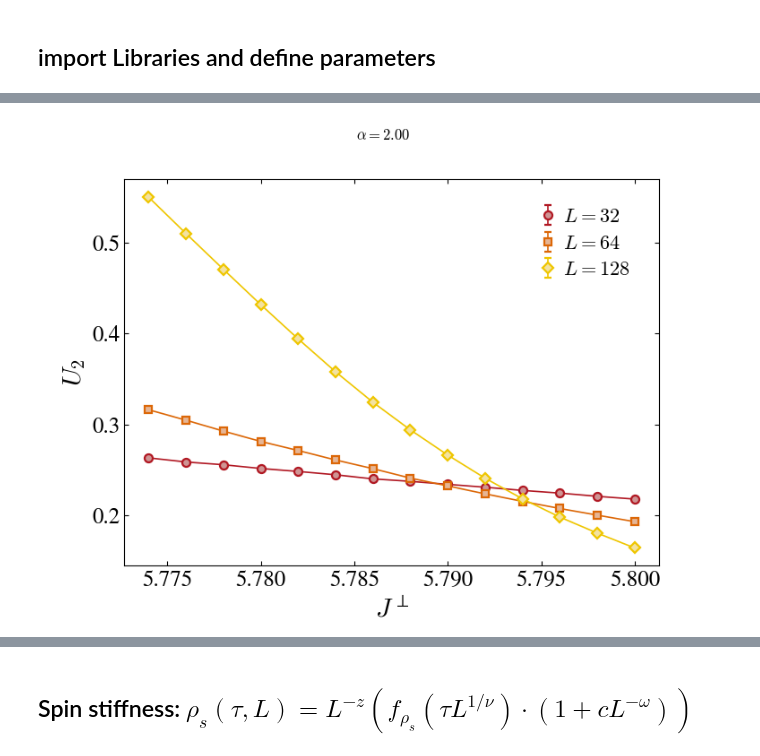
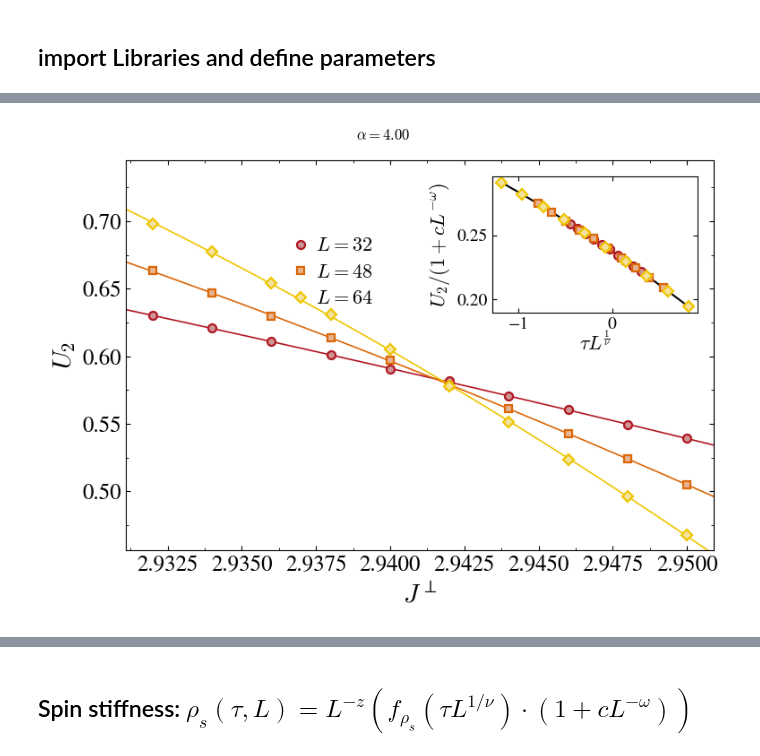
Before and after one commit to DanielReschq/Python_analysis_tools, a Jupyter notebook: analysis.ipynb, the cells around one changed output, grey strips where cells are left out. Cells and saved outputs as stored; diff of their text form; code cells hidden in the pictures.

```diff
--- a/analysis.ipynb
+++ b/analysis.ipynb
@@ -13,6 +13,7 @@ import matplotlib.pyplot as plt
 from matplotlib.lines import Line2D
 import pandas as pd
 import FS3
+import scipy as sp
 import Plot_definitions as pld
 import Collected_runs as cr
 
@@ -36,6 +37,7 @@ mpl.rcParams.update(
         "ytick.major.right": "on",
         "xtick.top": True,
         "ytick.right": True,
+        "figure.autolayout": True,
     }
 )
 
@@ -46,75 +101,63 @@ plt.close('all')
 # %%
 plt.close("all")
-path = [f"/home/daniel/Master_thesis/Data/Leo4DataJ/runs_Js000"]
+dic = parameter_dictJ
+alpha = 4.0
 
+
+index = list(dic["alpha"]).index(alpha)
+path = [dic["path_to_data"]+ "runs" + dic["sigma"][index],
+        #"/home/daniel/Master_thesis/Data/runs_Js000",
+        ]
 cl_runs = cr.collected_runs(path, True, cutoff=100)
 
-cl_runs.select(LRange=[32], gRange=[0.0])
+cl_runs.select(LRange=dic["LRange"][index], gRange=dic["gRange"][index])
 
-data,_,_ = cl_runs.get_x_vs_y_data(
+# for run in cl_runs.L_dict[256]:
+#     print(run.alpha,run.params["Lx"],run.g_param,len(run.data["bins"]))
+
+data, binder_fig, binder_ax = cl_runs.get_x_vs_y_data(
     xname="g_param",
     yname="binder",
-    xfunc="x",
-    yfunc="y",
-    plot=True,
-    xscale="linear",
-    yscale="linear",
-    xlabel="",
-    ylabel="",
+    plot=False,
 )
 
 fitFunc = cr.fitfunc(
-    fstring="f((x/gc - 1)*L**(1/nu))*(1 + c*L**(-omega))",
+    fstring="f((x/gc-1)*L**(1/nu))*(1 + c*L**(-omega))",
+    #fstring="f((x/gc - 1)*L**(1/nu))",
     vars=["gc", "nu", "c", "omega"],
-    polyOrder=3,
+    polyOrder=2,
 )
 
-fit_res = cr.data_fit(data, fitFunc, start_params=[5.8, 0.75], fitSummary=True)
+fit_res = cr.fit_data(data, fitFunc, start_params=[dic["gc"][index],dic["nu"][index]], fitSummary=True)
 params, dparams, redChi2, mesg, ierr = fit_res
 var = fitFunc.unpack(params)
 dvar = fitFunc.unpack(dparams)
 
-fig = cr.fit_plot(data, fitFunc, fit_res, xlabel=r"$J^{\perp}$", ylabel=r"$U_2$")
+fig = cr.plot_fit(
+    data,
+    fitFunc,
+    fit_res,
+    xlabel=r"$J^{\perp}$",
+    ylabel=r"$U_2$",
+    loc_legend=(0.25, 0.6, 0.18),
+)
+fig.suptitle(r"$\alpha = %.2f $" % (alpha))
 
-# Inset
+dataCollapse, _, _ = cl_runs.get_x_vs_y_data(
+    xname="g_param",
+    yname="binder",
+    xfunc="(x/gc-1)*L**(1./nu)",
+    yfunc="y/(1 + c*L**(-omega))",
+    arg=var,
+)
 
-# fig, ax1 = FS3.addInset(fig, loc=3)
-# ax1.set_xlabel(r"$(J^{\perp}-J^{\perp}_c)\, L^{1/\nu}$")
-# ax1.set_ylabel(r"$U_2/(1+cL^{-\omega})$")
-
-# dataCollapse, fig, ax2 = cl_runs.get_x_vs_y_data(
-#     xname="g_param",
-#     yname="spin_stiffness",
-#     xfunc="(x/gc-1)*L**(1./nu)",
-#     yfunc="y/(1 + c*L**(-omega))",
-#     arg={
-#         "nu": var["nu"],
-#         "gc": var["gc"],
-#         "omega": var["omega"],
-#         "c": var["c"],
-#         # "dnu": dvar["nu"], "dgc": dvar["gc"], "domega": dvar["omega"], "dc": dvar["c"]
-#     },
-#     plot=True,
-#     xscale="linear",
-#     yscale="linear",
-#     xlabel="",
-#     ylabel="",
-# )
-
-# dataCollapse = FS3.rescaleAxis(
-#     data,
-#     xfunc="(x-gc)*L**(1./nu)",
-#     yfunc="y/(1 + c*L**(-omega/nu))",
-#     arg={"nu": var["nu"], "gc": var["gc"], "omega": var["omega"], "c": var["c"]},
-# )
-# for L in np.sort(list(data), axis=0):
-#     ax1.errorbar(
-#         dataCollapse[L][:, 0],
-#         dataCollapse[L][:, 1],
-#         yerr=dataCollapse[L][:, 2],
-#         **FS3.errorbarStyle(L),
-#         linestyle="",
-#     )
-# ax1.axhline(var["a"][0], color="#dddddd")
-# ax1.axvline(0, color="#dddddd")
+inset = cr.plot_DataCollapse(
+    dataCollapse,
+    fitFunc,
+    fit_res,
+    xlabel=r"$\tau L^{\frac{1}{\nu}}$",
+    ylabel=r"$U_2/(1+cL^{-\omega})$",
+    insetFigure=fig,
+    loc=3,
+)
 # %% [output]
@@ -130 +172 @@ a3 = 0.00082(4)
-[figure, old version]
+[figure, new version]
```
Also changed, not shown: parts of 34 cells of this notebook, 4 other files.
